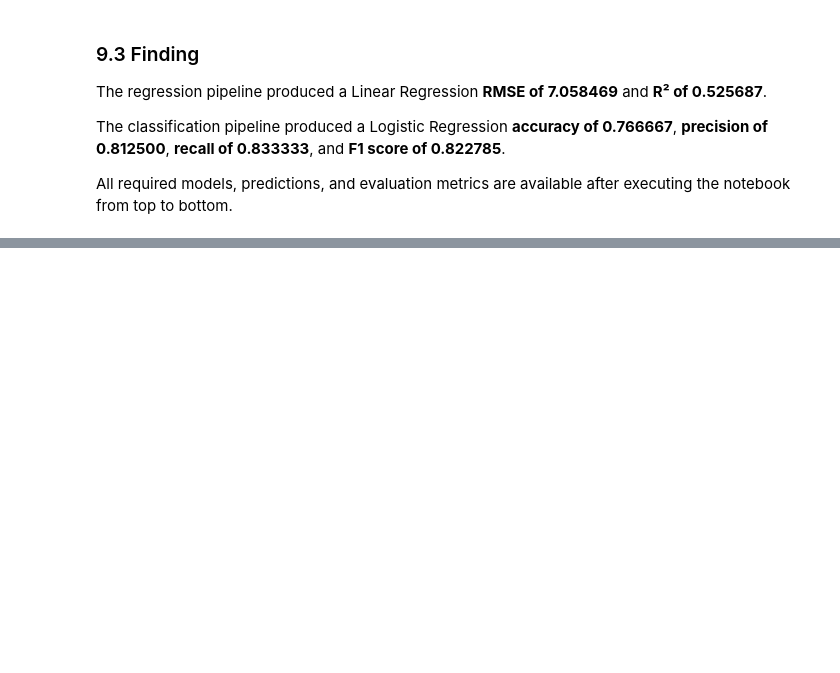
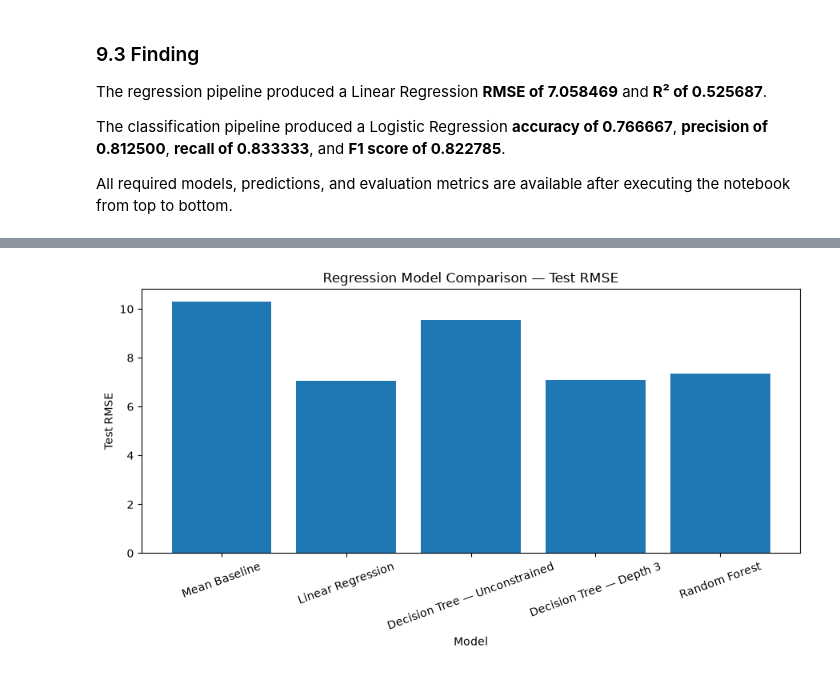
Before and after one commit to Muhammad-Subhan456/ArhamSoft_Internee_Updates, a Jupyter notebook: week6_2nd_Sep_2026_Day3/ml_pipeline.ipynb, the cells around one changed output, grey strips where cells are left out. Cells and saved outputs as stored; diff of their text form; code cells hidden in the pictures; blank space fills up the shorter version.

```diff
--- a/week6_2nd_Sep_2026_Day3/ml_pipeline.ipynb
+++ b/week6_2nd_Sep_2026_Day3/ml_pipeline.ipynb
@@ -953,0 +999,3 @@ executing the notebook from top to bottom.
+# %%
+tree_train_predictions = tree_regressor.predict(X_train)
+tree_test_predictions = tree_regressor.predict(X_test)
@@ -953,0 +1106,3 @@ executing the notebook from top to bottom.
+# %%
+tree_depth3_train_predictions = tree_depth3.predict(X_train)
+tree_depth3_test_predictions = tree_depth3.predict(X_test)
@@ -953,0 +1356,2 @@ executing the notebook from top to bottom.
+# %%
+forest_regression_predictions = random_forest_regressor.predict(X_test)
@@ -953,0 +1367,12 @@ executing the notebook from top to bottom.
+# %%
+forest_regression_rmse = np.sqrt(
+    mean_squared_error(
+        y_test,
+        forest_regression_predictions
+    )
+)
+
+forest_regression_r2 = r2_score(
+    y_test,
+    forest_regression_predictions
+)
@@ -953,0 +1949,26 @@ executing the notebook from top to bottom.
+# %%
+fig, ax = plt.subplots(figsize=(9, 5))
+
+ax.bar(
+    regression_comparison["Model"],
+    regression_comparison["RMSE"]
+)
+
+ax.set_title("Regression Model Comparison — Test RMSE")
+ax.set_xlabel("Model")
+ax.set_ylabel("Test RMSE")
+ax.tick_params(axis="x", rotation=20)
+
+fig.tight_layout()
+
+chart_path = output_dir / "regression_model_comparison_rmse.png"
+
+fig.savefig(
+    chart_path,
+    dpi=300,
+    bbox_inches="tight"
+)
+
+plt.show()
+# %% [output]
+[figure, added]
```
Also changed, not shown: parts of 113 cells of this notebook, 9 other files.
